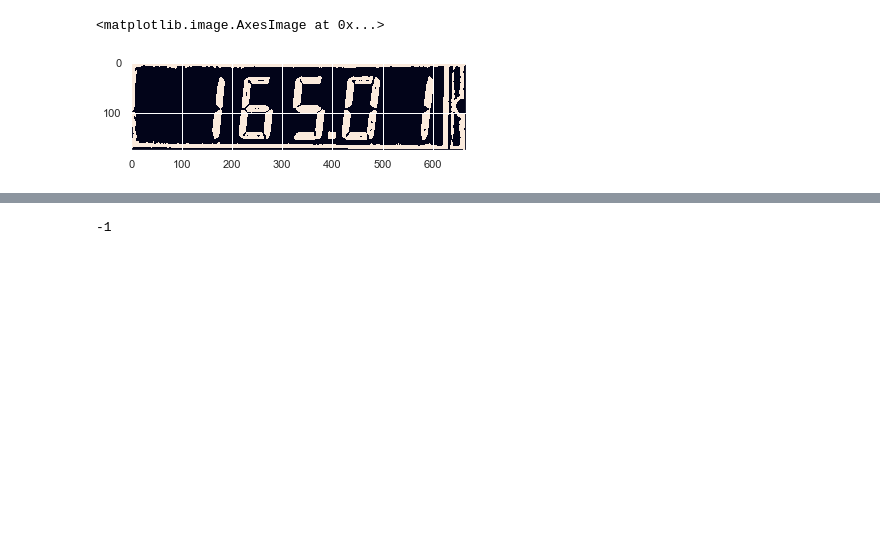
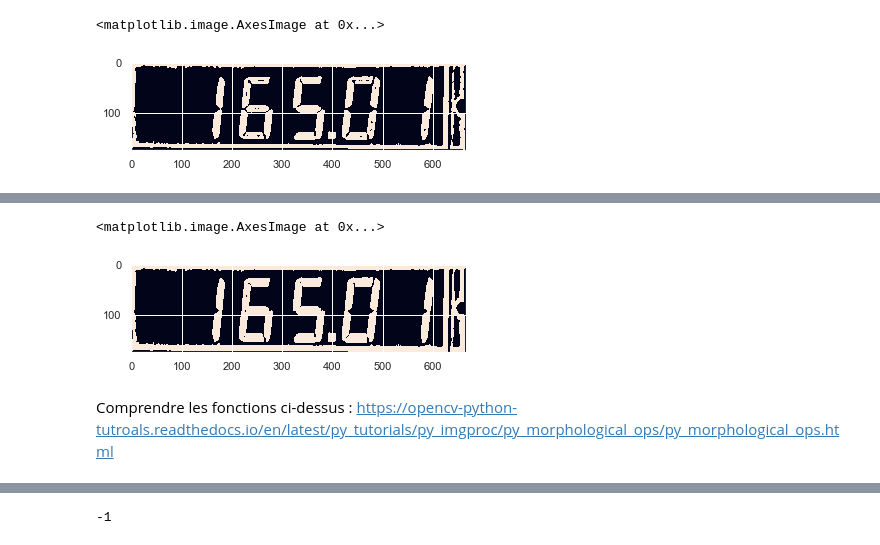
Before and after one commit to raphaaael95/Eleven_study, a Jupyter notebook: RAN_Digital_AM.ipynb, the cells around one changed output, grey strips where cells are left out. Drawn from its saved outputs; the diff is of its cells as text; code cells hidden in the pictures; blank space fills up the shorter version.

```diff
--- a/RAN_Digital_AM.ipynb
+++ b/RAN_Digital_AM.ipynb
@@ -139,0 +128,2 @@ plt.imshow(thresh)
+# %%
+dilation = cv2.dilate(thresh_closing, kernel, iterations = 1)
@@ -140,2 +140,9 @@ plt.imshow(thresh)
+# %%
+plt.imshow(dilation)
+# %% [output]
+<matplotlib.image.AxesImage at 0x...>
+[figure, added]
+# %% [markdown]
+Comprendre les fonctions ci-dessus : https://opencv-python-tutroals.readthedocs.io/en/latest/py_tutorials/py_imgproc/py_morphological_ops/py_morphological_ops.html
 # %%
 # find contours in the thresholded image, then initialize the digit contours lists
```
Also changed, not shown: parts of 31 cells of this notebook, 1 other file.
